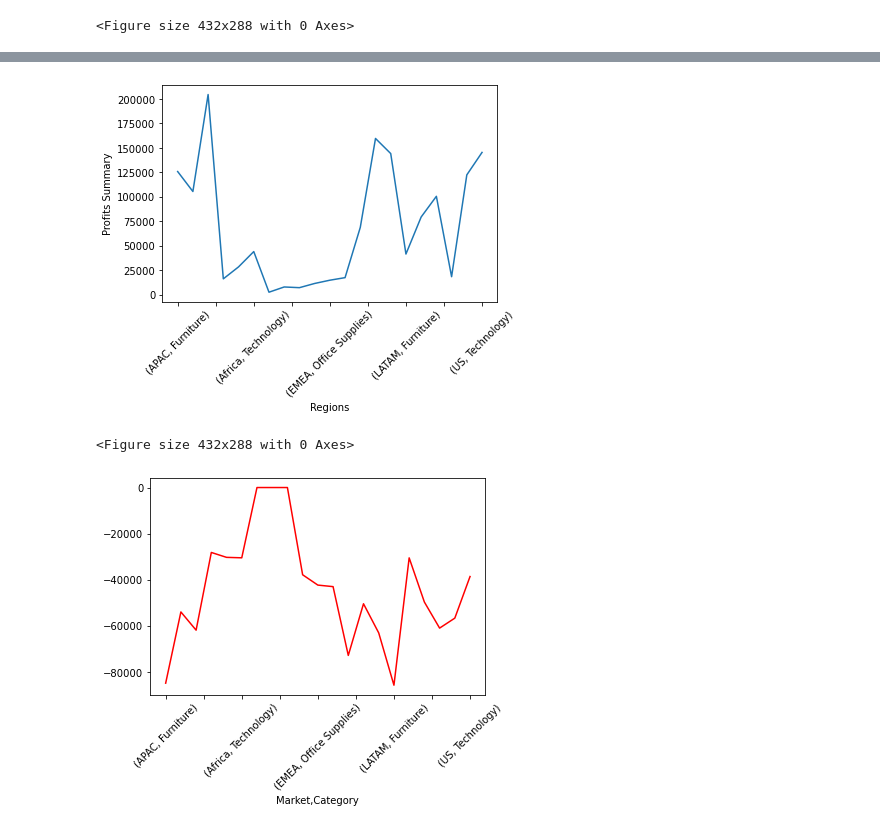
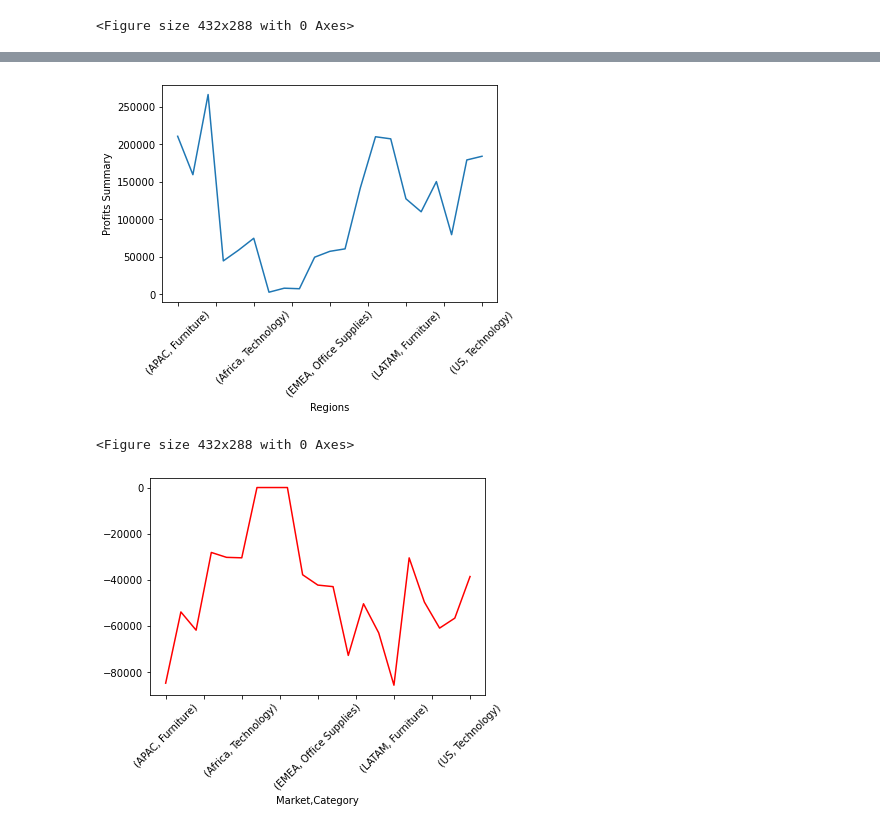
Before and after one commit to lmharlem/Project_GlobalSuperStore, a Jupyter notebook: GlobalSuperstore.ipynb, the cells around one changed output, grey strips where cells are left out. Cells and saved outputs as stored; diff of their text form; code cells hidden in the pictures.

```diff
--- a/GlobalSuperstore.ipynb
+++ b/GlobalSuperstore.ipynb
@@ -275,35 +343,35 @@ Index(['Row ID', 'Order ID', 'Order Date', 'Ship Date', 'Ship Mode',
 # %%
 profits_df = sstore_df.loc[sstore_df['Profit']>0,:]
 total_profits_group = profits_df.groupby(['Market', 'Category'])
-profit_count = profit_group['Profit'].sum()
+profit_count = total_profits_group['Profit'].sum()
 profit_count = profit_count.plot(kind='line')
 
 # Set the xlabel and ylabel using class methods
 profit_count.set_xlabel("Regions")
 profit_count.set_ylabel("Profits Summary")
 plt.xticks(rotation=45)
 plt.show()
 plt.tight_layout()
 
 
 
 
 # profit_group = sstore_df.groupby(['Market', 'Category'])
 
 # # Count how many times each maker appears in our group
 # profit_count = profit_group['Profit'].sum()
 
 # # Create a bar chart based off of the group series from before
 # profit_count = profit_count.plot(kind='line')
 
 # # Set the xlabel and ylabel using class methods
 # profit_count.set_xlabel("Regions")
 # profit_count.set_ylabel("Profits Summary")
 # plt.xticks(rotation=45)
 # plt.show()
 # plt.tight_layout()
 # %% [output]
-[figure, old version]
+[figure, new version]
 <Figure size 432x288 with 0 Axes>
 # %%
 # ##Binning losses data for analyzing Profits in different regions
```
Also changed, not shown: parts of 23 cells of this notebook, 1 other file.
